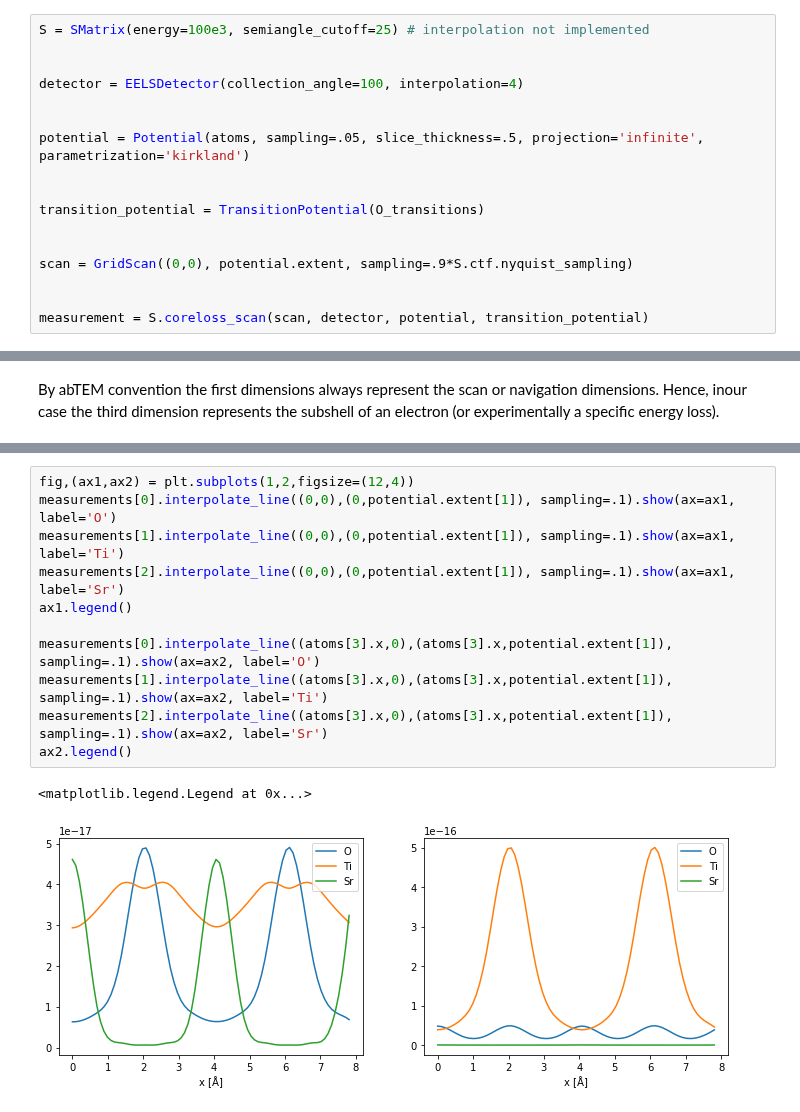
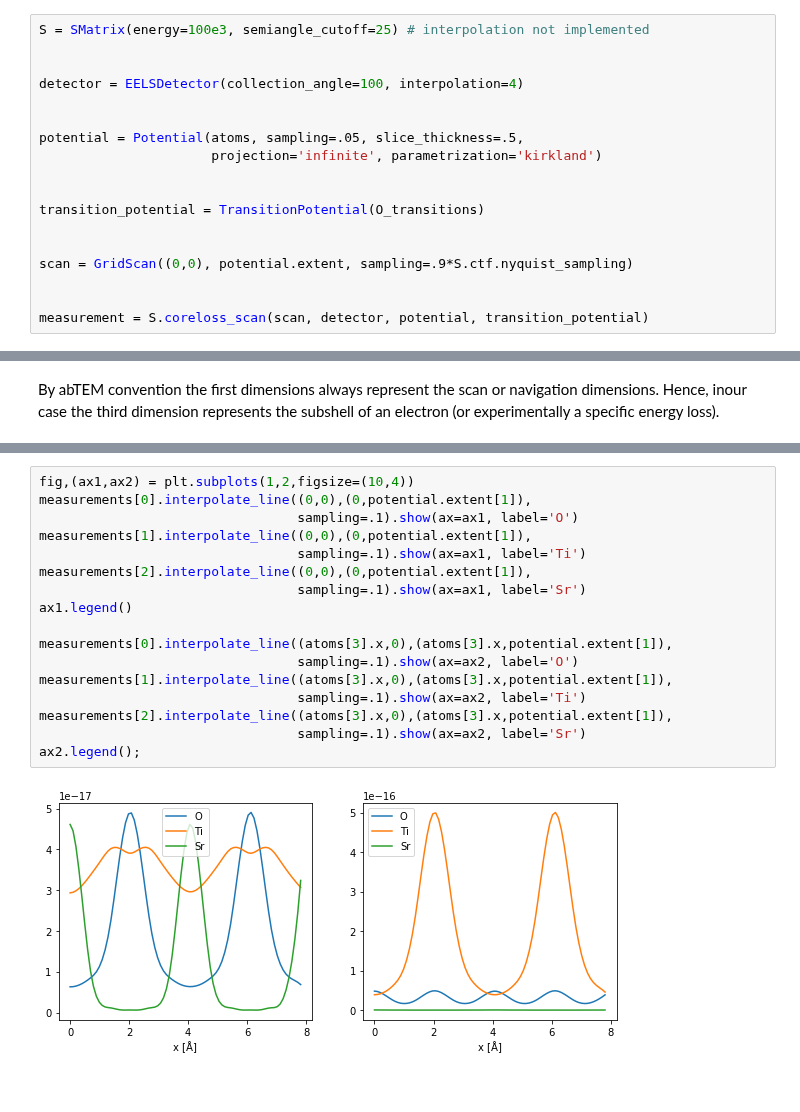
Before and after one commit to abTEM/abTEM, a Jupyter notebook: docs/source/walkthrough/12_EELS.ipynb, the cells around one changed output, grey strips where cells are left out. Drawn from its saved outputs; the diff is of its cells as text.

Commit message:
fixed line overflow issue in EELS walkthrough

```diff
--- a/docs/source/walkthrough/12_EELS.ipynb
+++ b/docs/source/walkthrough/12_EELS.ipynb
@@ -93,7 +99,8 @@ S = SMatrix(energy=100e3, semiangle_cutoff=25) # interpolation not implemented
 detector = EELSDetector(collection_angle=100, interpolation=4)
 
 
-potential = Potential(atoms, sampling=.05, slice_thickness=.5, projection='infinite', parametrization='kirkland')
+potential = Potential(atoms, sampling=.05, slice_thickness=.5,
+                      projection='infinite', parametrization='kirkland')
 
 
 transition_potential = TransitionPotential(O_transitions)
@@ -162,14 +169,19 @@ measurements[2].tile((2, 2)).interpolate(.1).show(ax=ax3);
 # %%
-fig,(ax1,ax2) = plt.subplots(1,2,figsize=(12,4))
-measurements[0].interpolate_line((0,0),(0,potential.extent[1]), sampling=.1).show(ax=ax1, label='O')
-measurements[1].interpolate_line((0,0),(0,potential.extent[1]), sampling=.1).show(ax=ax1, label='Ti')
-measurements[2].interpolate_line((0,0),(0,potential.extent[1]), sampling=.1).show(ax=ax1, label='Sr')
+fig,(ax1,ax2) = plt.subplots(1,2,figsize=(10,4))
+measurements[0].interpolate_line((0,0),(0,potential.extent[1]),
+                                 sampling=.1).show(ax=ax1, label='O')
+measurements[1].interpolate_line((0,0),(0,potential.extent[1]),
+                                 sampling=.1).show(ax=ax1, label='Ti')
+measurements[2].interpolate_line((0,0),(0,potential.extent[1]),
+                                 sampling=.1).show(ax=ax1, label='Sr')
 ax1.legend()
 
-measurements[0].interpolate_line((atoms[3].x,0),(atoms[3].x,potential.extent[1]), sampling=.1).show(ax=ax2, label='O')
-measurements[1].interpolate_line((atoms[3].x,0),(atoms[3].x,potential.extent[1]), sampling=.1).show(ax=ax2, label='Ti')
-measurements[2].interpolate_line((atoms[3].x,0),(atoms[3].x,potential.extent[1]), sampling=.1).show(ax=ax2, label='Sr')
-ax2.legend()
+measurements[0].interpolate_line((atoms[3].x,0),(atoms[3].x,potential.extent[1]),
+                                 sampling=.1).show(ax=ax2, label='O')
+measurements[1].interpolate_line((atoms[3].x,0),(atoms[3].x,potential.extent[1]),
+                                 sampling=.1).show(ax=ax2, label='Ti')
+measurements[2].interpolate_line((atoms[3].x,0),(atoms[3].x,potential.extent[1]),
+                                 sampling=.1).show(ax=ax2, label='Sr')
+ax2.legend();
 # %% [output]
-<matplotlib.legend.Legend at 0x...>
-[figure, old version]
+[figure, new version]
```
Also changed, not shown: parts of 5 cells of this notebook.
